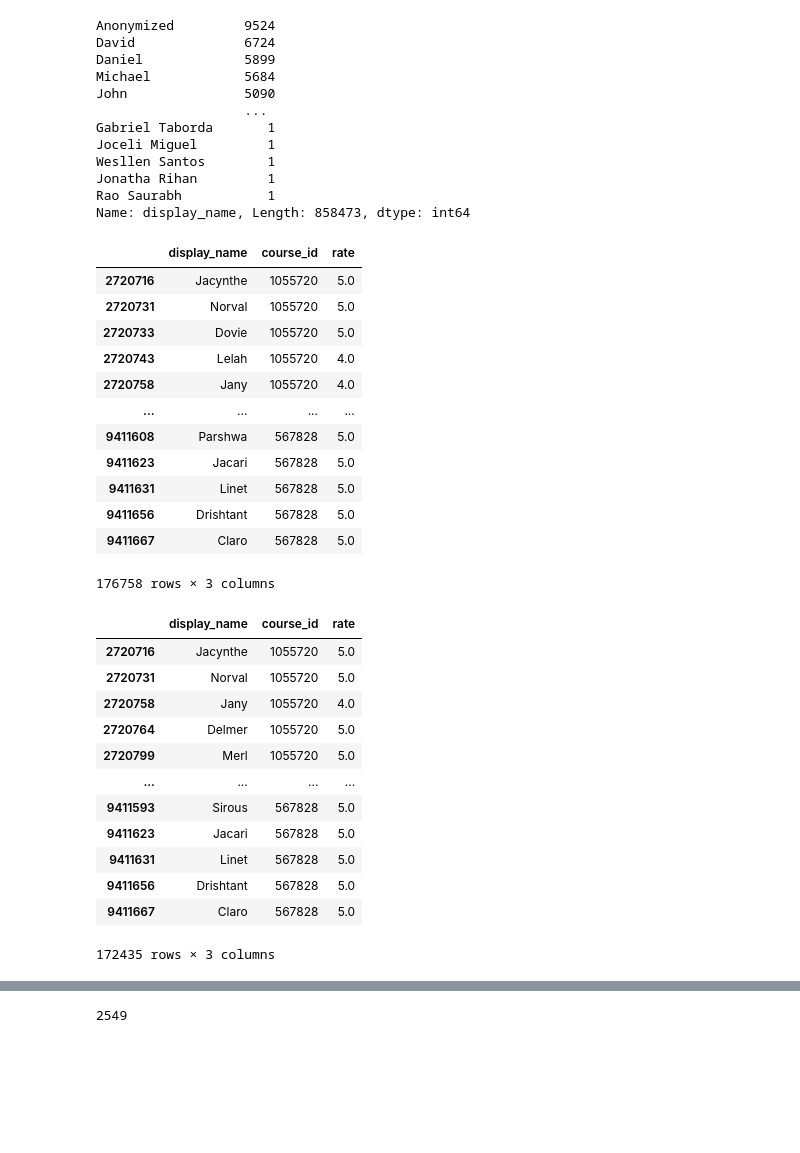
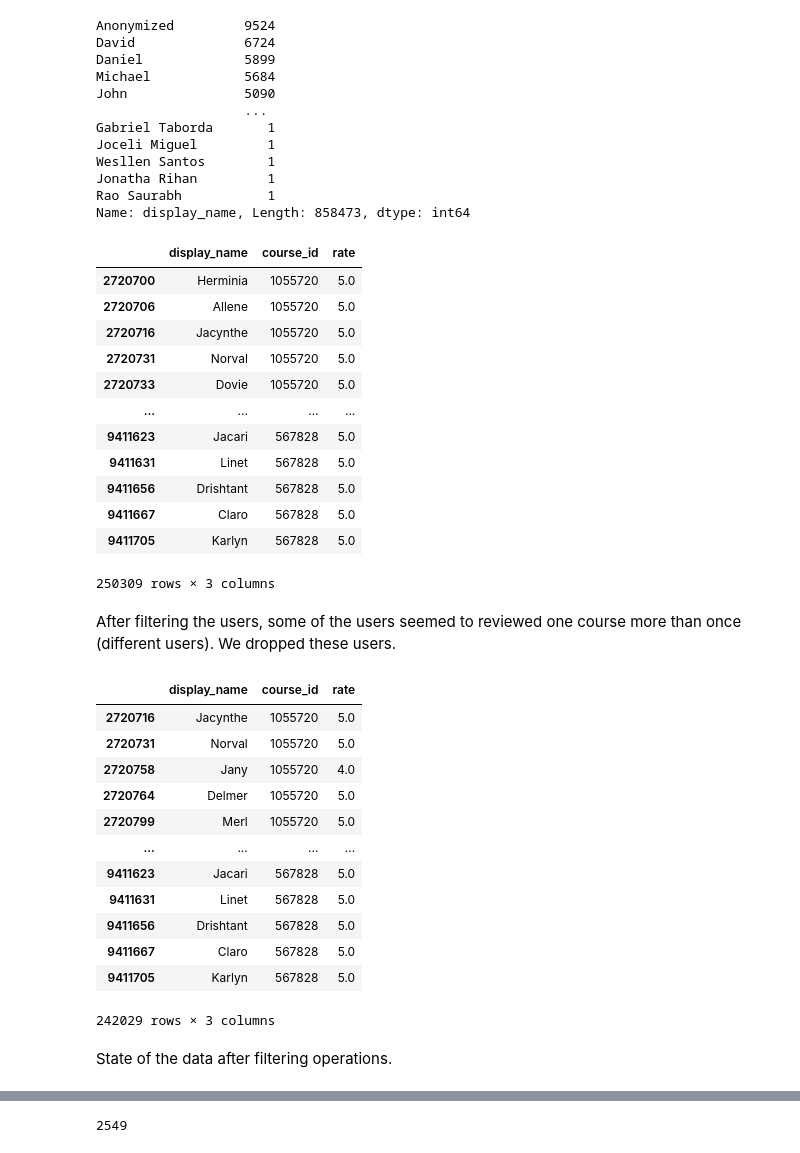
Before and after one commit to MAli7319/Udemy-Course-Recommender, a Jupyter notebook: prep_data.ipynb, the cells around one changed output, grey strips where cells are left out. Drawn from its saved outputs; the diff is of its cells as text; code cells hidden in the pictures; blank space fills up the shorter version.

```diff
--- a/prep_data.ipynb
+++ b/prep_data.ipynb
@@ -99,23 +113,25 @@ Rao Saurabh           1
 Name: display_name, Length: 858473, dtype: int64
 # %%
 # change according to the limitations
-reviewer_filter = reviewer_names[(reviewer_names>4) & (reviewer_names<8)]
+reviewer_filter = reviewer_names[(reviewer_names>4) & (reviewer_names<10)]
 review_df = review_df.loc[review_df['display_name'].isin(reviewer_filter.axes[0])]
 review_df
 # %% [output]
 |  | display_name | course_id | rate |
+| 2720700 | Herminia | 1055720 | 5.0 |
+| 2720706 | Allene | 1055720 | 5.0 |
 | 2720716 | Jacynthe | 1055720 | 5.0 |
 | 2720731 | Norval | 1055720 | 5.0 |
 | 2720733 | Dovie | 1055720 | 5.0 |
-| 2720743 | Lelah | 1055720 | 4.0 |
-| 2720758 | Jany | 1055720 | 4.0 |
 | ... | ... | ... | ... |
-| 9411608 | Parshwa | 567828 | 5.0 |
 | 9411623 | Jacari | 567828 | 5.0 |
 | 9411631 | Linet | 567828 | 5.0 |
 | 9411656 | Drishtant | 567828 | 5.0 |
 | 9411667 | Claro | 567828 | 5.0 |
+| 9411705 | Karlyn | 567828 | 5.0 |
-176758 rows × 3 columns
+250309 rows × 3 columns
+# %% [markdown]
+After filtering the users, some of the users seemed to reviewed one course more than once (different users). We dropped these users.
 # %%
 groupby_reviewer = review_df.groupby(["display_name"])
 delete = []
@@ -133,12 +149,14 @@ review_df
 | 2720764 | Delmer | 1055720 | 5.0 |
 | 2720799 | Merl | 1055720 | 5.0 |
 | ... | ... | ... | ... |
-| 9411593 | Sirous | 567828 | 5.0 |
 | 9411623 | Jacari | 567828 | 5.0 |
 | 9411631 | Linet | 567828 | 5.0 |
 | 9411656 | Drishtant | 567828 | 5.0 |
 | 9411667 | Claro | 567828 | 5.0 |
+| 9411705 | Karlyn | 567828 | 5.0 |
-172435 rows × 3 columns
+242029 rows × 3 columns
+# %% [markdown]
+State of the data after filtering operations.
 # %%
 review_df['display_name'].value_counts()
 # %% [output]
```
Also changed, not shown: parts of 14 cells of this notebook, 2 other files.
